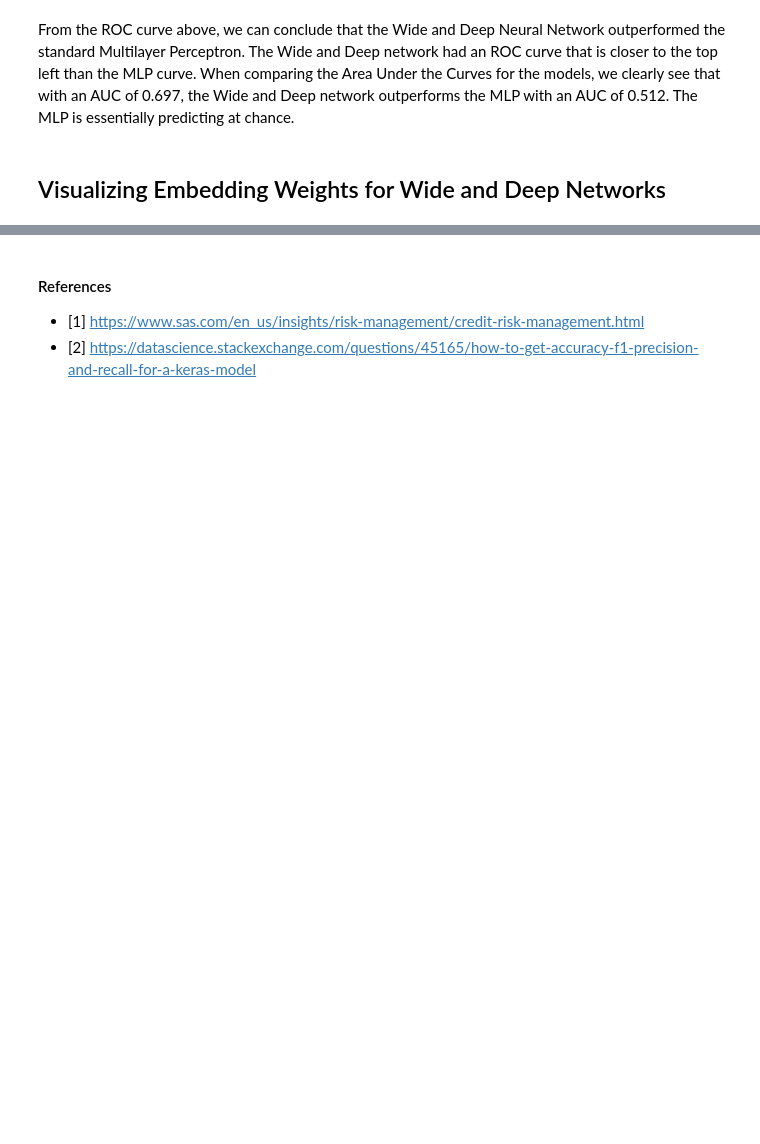
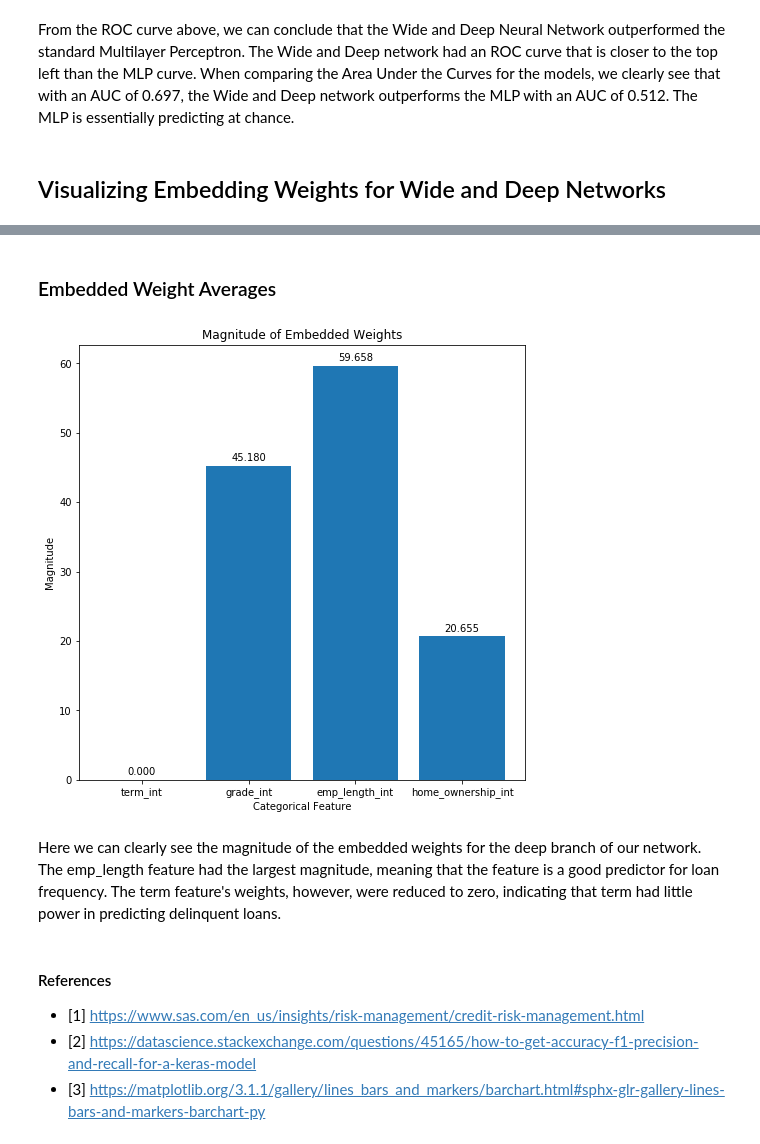
Before and after one commit to elilaird/CS7324-MachineLearning-Labs, a Jupyter notebook: Lab5/Lab5.ipynb, the cells around one changed output, grey strips where cells are left out. Drawn from its saved outputs; the diff is of its cells as text; code cells hidden in the pictures; blank space fills up the shorter version.

```diff
--- a/Lab5/Lab5.ipynb
+++ b/Lab5/Lab5.ipynb
@@ -1196,5 +1207,39 @@ array([[ 0.03663462,  0.02535121,  0.01986475, ...,  0.02786912,
+# %% [markdown]
+### Embedded Weight Averages
+# %%
+#plot embedded weights after t-sne
+fig, ax = plt.subplots(figsize=(8,8))#figure(figsize=(8, 8))
+
+
+#compute magnitude of  weight values
+mean_weights = [np.absolute(np.mean(w)) for w in reduced_weights]
+bar = ax.bar(range(len(reduced_weights)), mean_weights)
+
+ax.set_title('Magnitude of Embedded Weights')
+ax.set_xlabel('Categorical Feature')
+ax.set_ylabel('Magnitude')
+ax.set_xticks(range(len(reduced_weights)))
+ax.set_xticklabels(cat_features)
+
+'''Taken from reference [3]'''
+def autolabel(rects):
+    """Attach a text label above each bar in *rects*, displaying its height."""
+    for rect in rects:
+        height = rect.get_height()
+        ax.annotate('{:.3f}'.format(height),
+                    xy=(rect.get_x() + rect.get_width() / 2, height),
+                    xytext=(0, 3),  # 3 points vertical offset
+                    textcoords="offset points",
+                    ha='center', va='bottom')
+autolabel(bar)
+plt.show()
+# %% [output]
+[figure, added]
+# %% [markdown]
+Here we can clearly see the magnitude of the embedded weights for the deep branch of our network. The emp_length feature had the largest magnitude, meaning that the feature is a good predictor for loan frequency. The term feature's weights, however, were reduced to zero, indicating that term had little power in predicting delinquent loans.
 # %% [markdown]
 #### References
 
 - [1] https://www.sas.com/en_us/insights/risk-management/credit-risk-management.html
 - [2] https://datascience.stackexchange.com/questions/45165/how-to-get-accuracy-f1-precision-and-recall-for-a-keras-model
+- [3] https://matplotlib.org/3.1.1/gallery/lines_bars_and_markers/barchart.html#sphx-glr-gallery-lines-bars-and-markers-barchart-py
```
Also changed, not shown: parts of 11 cells of this notebook, 1 other file.
